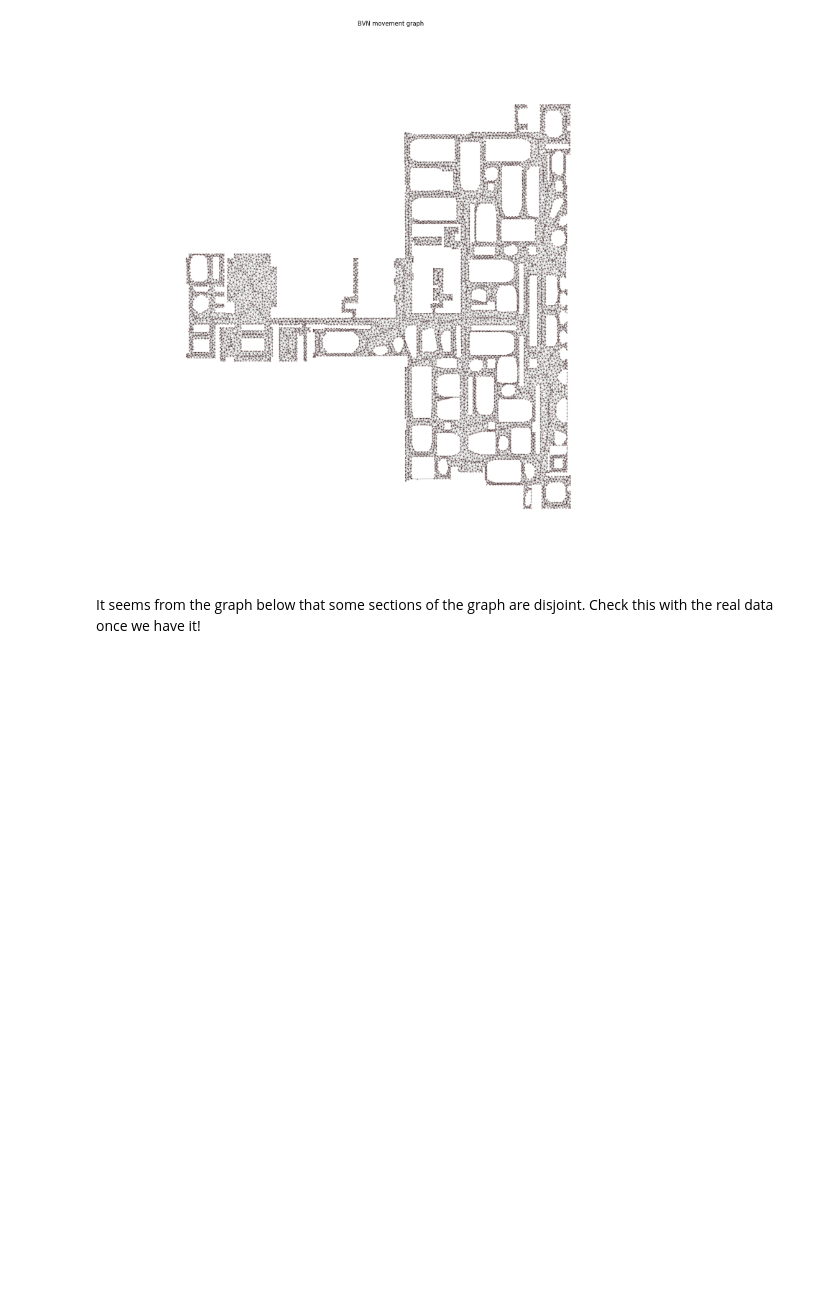
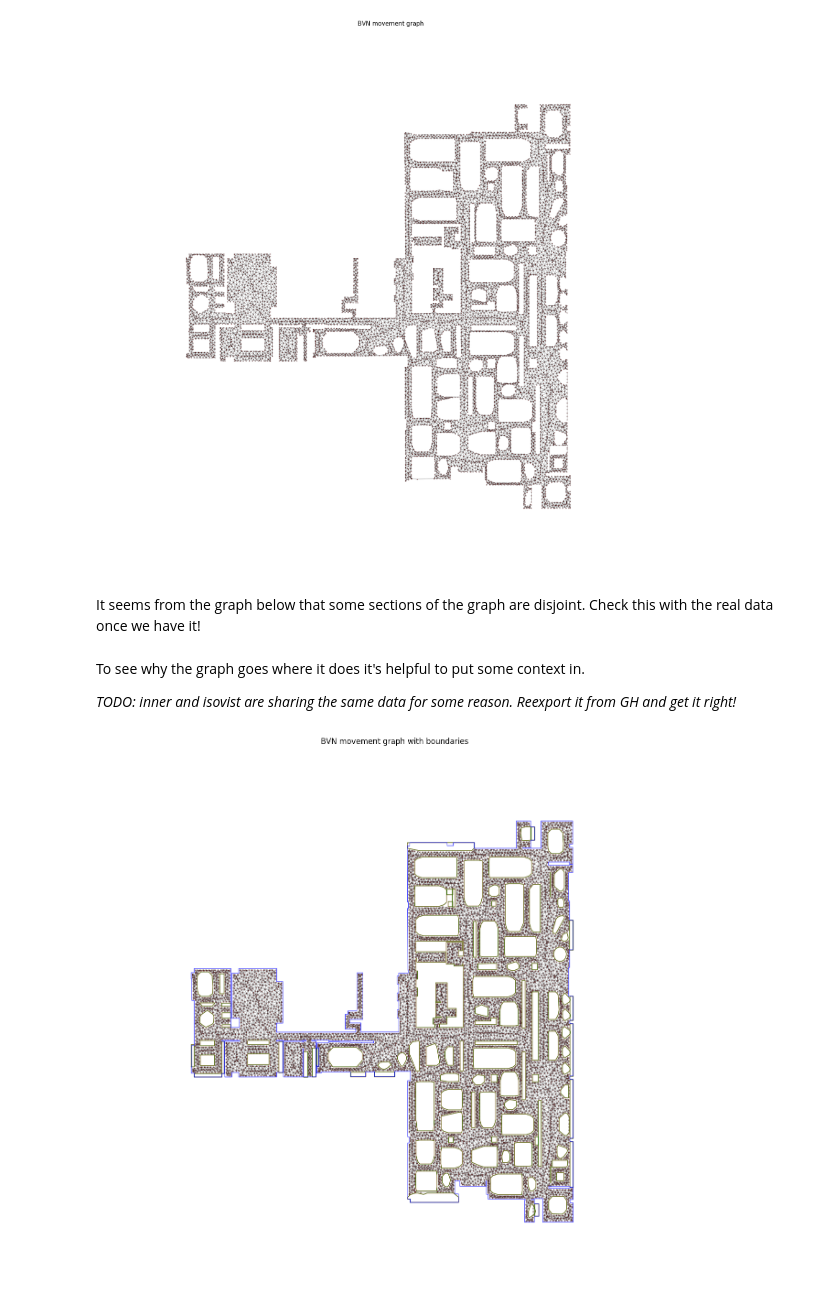
Before and after one commit to notionparallax/sensicorn, a Jupyter notebook: initialDataAnalysis/BVN infrastructure and layout.ipynb, the cells around one changed output. Saved outputs shown, nothing was run; the diff lists cells and outputs as text; code cells hidden in the pictures; blank space fills up the shorter version.

Commit message:
draw boundaries

```diff
--- a/initialDataAnalysis/BVN infrastructure and layout.ipynb
+++ b/initialDataAnalysis/BVN infrastructure and layout.ipynb
@@ -55,0 +72,30 @@ nx.draw(OG, alpha=0.3, s=1, node_shape=".", node_size=30)
+# %%
+def read_boundaries(file_name):
+    f = open(file_name, 'r')
+    verts = f.readlines()
+    f.close()
+    edges = [eval(v) for v in verts]
+    return edges
+
+inner = read_boundaries("inner_boundaries.wires")
+isovist = read_boundaries("isovist_boundaries.wires")
+outer = read_boundaries("outer_boundaries.wires")
+# %% [markdown]
+To see why the graph goes where it does it's helpful to put some context in.
+
+_TODO: inner and isovist are sharing the same data for some reason. Reexport it from GH and get it right!_
+# %%
+def plot_line(ob, colour="r"):
+    x, y = ob.xy
+    plt.plot(x, y, color=colour, alpha=0.7, linewidth=1, solid_capstyle='round', zorder=2)
+
+for boundary_set, colour in [(inner, "r"),(isovist, "g"),(outer, "b")]:
+    for e in boundary_set:
+        ring = LinearRing(e)
+        plot_line(ring, colour)
+
+
+nx.draw(OG, alpha=0.3, s=1, pos=pos, node_shape=".", node_size=10)
+plt.title("BVN movement graph with boundaries");
+# %% [output]
+[figure, added]
```
Also changed, not shown: parts of 9 cells of this notebook, 3 other files.
